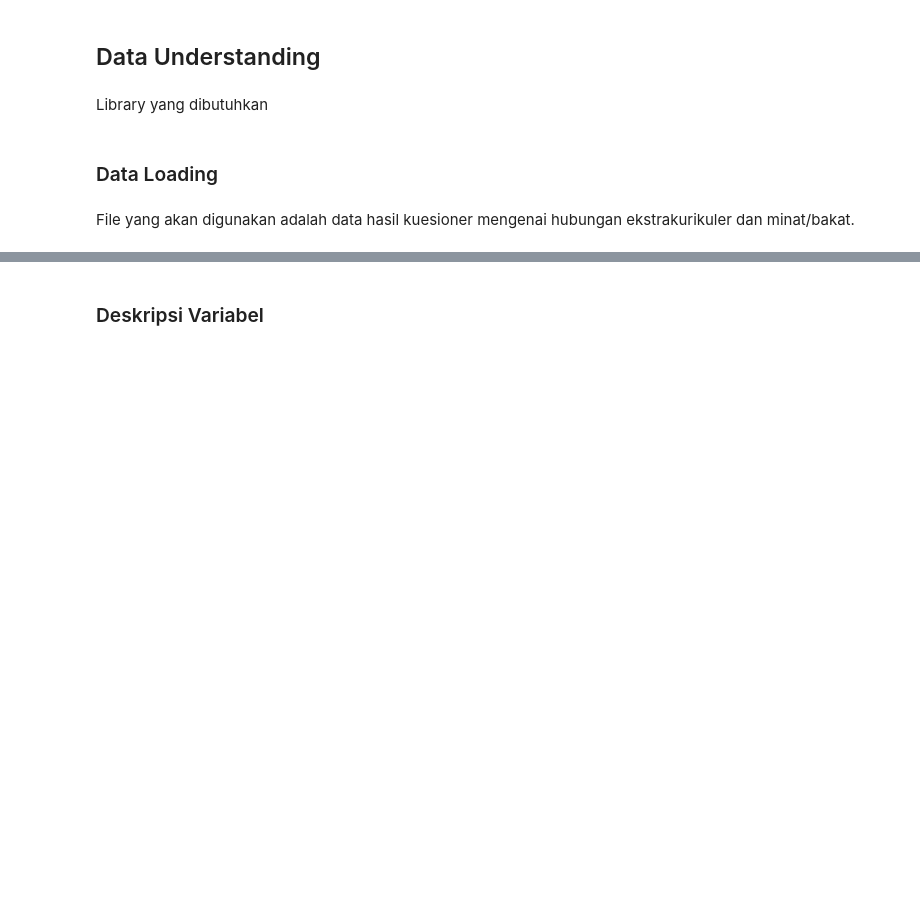
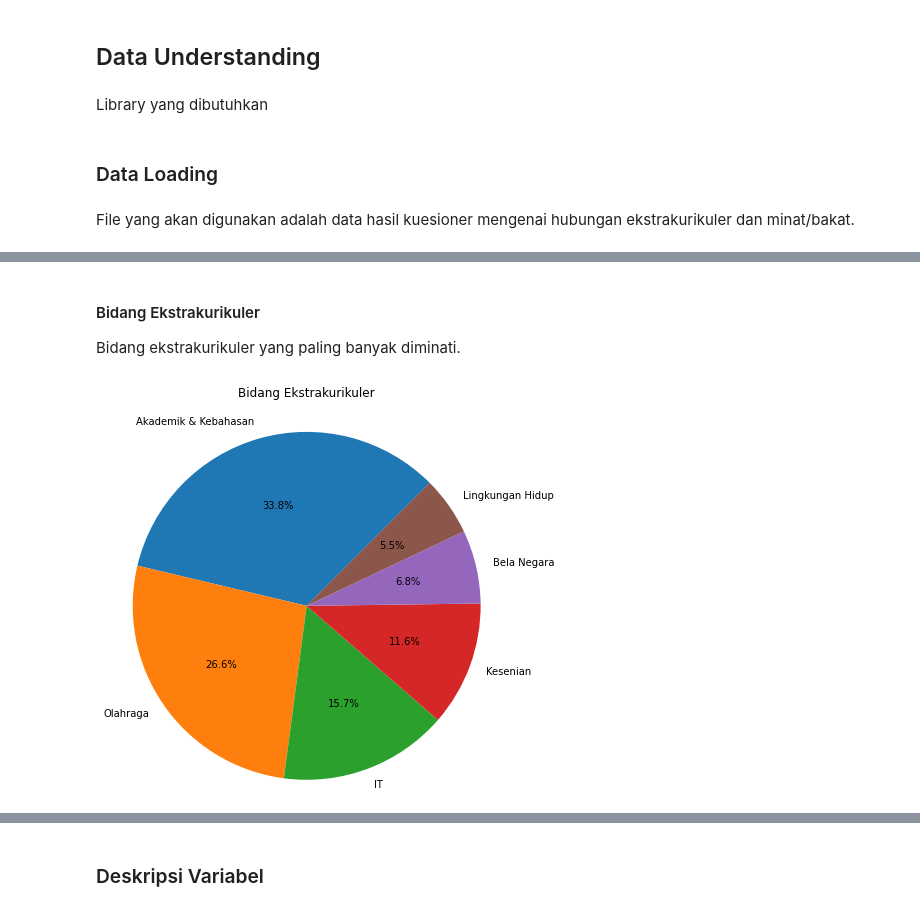
Before and after one commit to diyosukma/CP68-SistemRekomendasi, a Jupyter notebook: Rekomendasi_Ekstrakurikuler.ipynb, the cells around one changed output, grey strips where cells are left out. Saved outputs shown, nothing was run; the diff lists cells and outputs as text; code cells hidden in the pictures; blank space fills up the shorter version.

```diff
--- a/Rekomendasi_Ekstrakurikuler.ipynb
+++ b/Rekomendasi_Ekstrakurikuler.ipynb
@@ -62,0 +74,19 @@ df
+# %% [markdown]
+#### Bidang Ekstrakurikuler
+Bidang ekstrakurikuler yang paling banyak diminati.
+# %%
+value_count_bidang = df['Bidang Ekstrakurikuler'].value_counts()
+
+fig, ax = plt.subplots()
+ax.pie([value_count_bidang['Akademik & Kebahasaan'],
+        value_count_bidang['Olahraga'],
+        value_count_bidang['IT'],
+        value_count_bidang['Kesenian'],
+        value_count_bidang['Bela Negara'],
+        value_count_bidang['Lingkungan Hidup']],
+        labels=['Akademik & Kebahasan', 'Olahraga', 'IT', 'Kesenian', 'Bela Negara', 'Lingkungan Hidup'],
+        autopct='%1.1f%%', startangle=45, radius=2)
+ax.set_title("Bidang Ekstrakurikuler", pad=100)
+plt.show()
+# %% [output]
+[figure, added]
```
Also changed, not shown: parts of 29 cells of this notebook.
